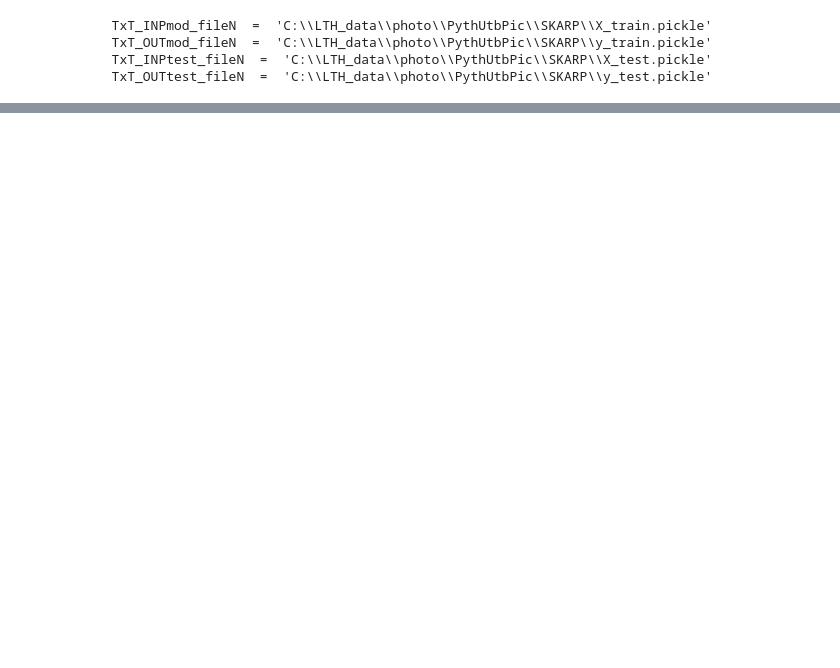
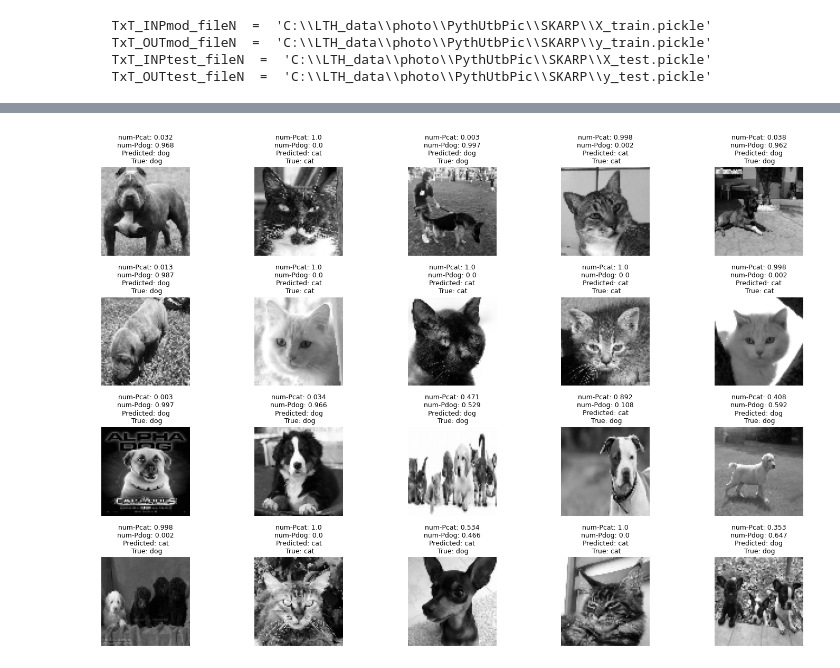
Before and after one commit to LTh-hub/PythonKurs_In2_SKARP, a Jupyter notebook: Cats_and_Dogs/steg5-djup-CNN-2.ipynb, the cells around one changed output, grey strips where cells are left out. Cells and saved outputs as stored; diff of their text form; code cells hidden in the pictures; blank space fills up the shorter version.

```diff
--- a/Cats_and_Dogs/steg5-djup-CNN-2.ipynb
+++ b/Cats_and_Dogs/steg5-djup-CNN-2.ipynb
@@ -76,15 +74,15 @@ print(f"  {TxT_MODEL_fName  =  }")
 
 # stepp 5 - Bygg modell
 model = tf.keras.models.Sequential([
-    tf.keras.layers.Conv2D(16, (3,3), activation='relu', padding='same', input_shape=(75,75,1)),
+    tf.keras.layers.Conv2D(32, (3,3), activation='relu', padding='same', input_shape=(75,75,1)),
     tf.keras.layers.BatchNormalization(),
     tf.keras.layers.MaxPooling2D((2,2)),
 
-    tf.keras.layers.Conv2D(32, (3,3), activation='relu', padding='same'), # Djupare CNN-arkitektur
+    tf.keras.layers.Conv2D(64, (3,3), activation='relu', padding='same'), # Djupare CNN-arkitektur
     tf.keras.layers.BatchNormalization(),
     tf.keras.layers.MaxPooling2D((2,2)),
 
-    tf.keras.layers.Conv2D(64, (3,3), activation='relu', padding='same'),
+    tf.keras.layers.Conv2D(256, (3,3), activation='relu', padding='same'),
     tf.keras.layers.BatchNormalization(),
     tf.keras.layers.MaxPooling2D((2,2)),
 
@@ -93,12 +91,11 @@ model = tf.keras.models.Sequential([
     tf.keras.layers.MaxPooling2D((2,2)),
 
     tf.keras.layers.Flatten(),
-    tf.keras.layers.Dense(124, activation='relu'),
+
+    tf.keras.layers.Dense(128, activation='relu'),
     tf.keras.layers.BatchNormalization(),
-    tf.keras.layers.Dropout(0.1),
-    tf.keras.layers.Dense(64, activation='relu'),
-    tf.keras.layers.BatchNormalization(),
-    tf.keras.layers.Dropout(0.1),
+    tf.keras.layers.Dropout(0.15),
+
     tf.keras.layers.Dense(2, activation='softmax')
 ])
 
@@ -129,9 +126,10 @@ early_stopping = tf.keras.callbacks.EarlyStopping(patience=4, restore_best_weigh
 
 # stepp 9 - Träna modellen
 model.fit(X_train, y_train,
-          batch_size=32,
+          #batch_size=32,
+          batch_size=64,          # default:32, 64 ger mer stabil insvängning map epochs och Accuracy
           epochs=epochs_numb,
-          validation_split=0.3,
+          validation_split=0.2,
           callbacks=[tensorboard, early_stopping])
 
 
@@ -255,7 +281,10 @@ for i in range(20):
     plt.imshow(X_test[i], cmap=plt.cm.grey)
     predicted_label = class_names[np.argmax(predictions[i])]
     true_label = class_names[y_test[i][0]]
-    plt.title(f"num-Pcat: {predictions[i][0]}\nnum-Pdog: {predictions[i][1]}\nPredicted: {predicted_label}\n True: {true_label}", fontsize=9)
+    num_P_cat = round(1000*predictions[i][0])/1000   # Numerisk sannorlikhet för Katt
+    num_P_dog = round(1000*predictions[i][1])/1000   # Numerisk sannorlikhet för Hund
+    plt.title(f"num-Pcat: {num_P_cat}\nnum-Pdog: {num_P_dog}\nPredicted: {predicted_label}\n True: {true_label}", fontsize=9)
     plt.axis("off")
 plt.tight_layout()
 plt.show()
+# %% [output]
@@ -262,2 +292,3 @@ plt.show()
+[figure, added]
 # %%
 y_test[2][0]
```
Also changed, not shown: parts of 11 cells of this notebook, 11 other files.
